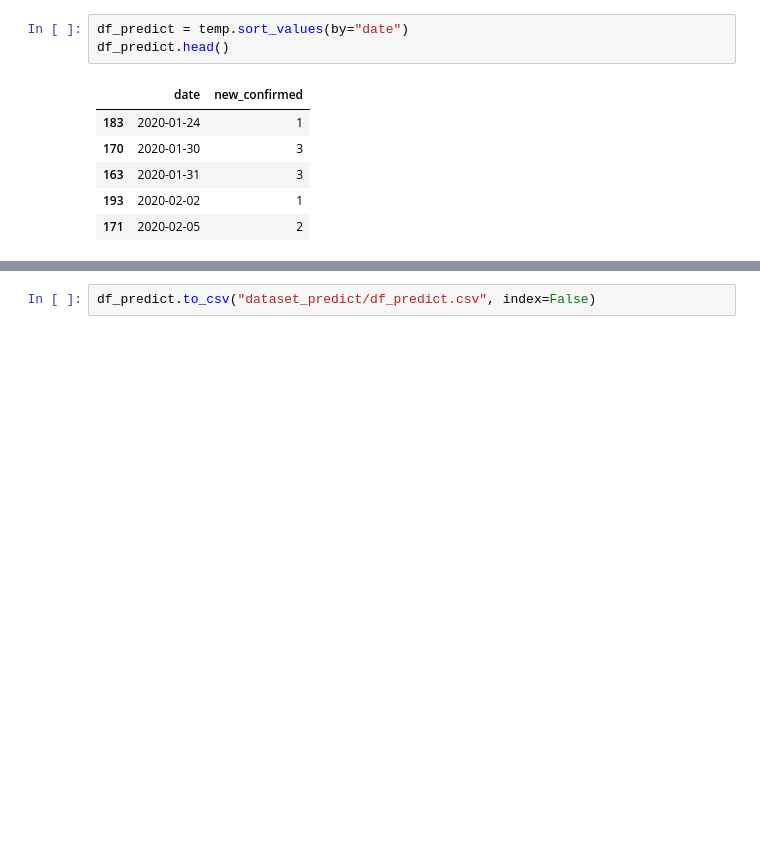
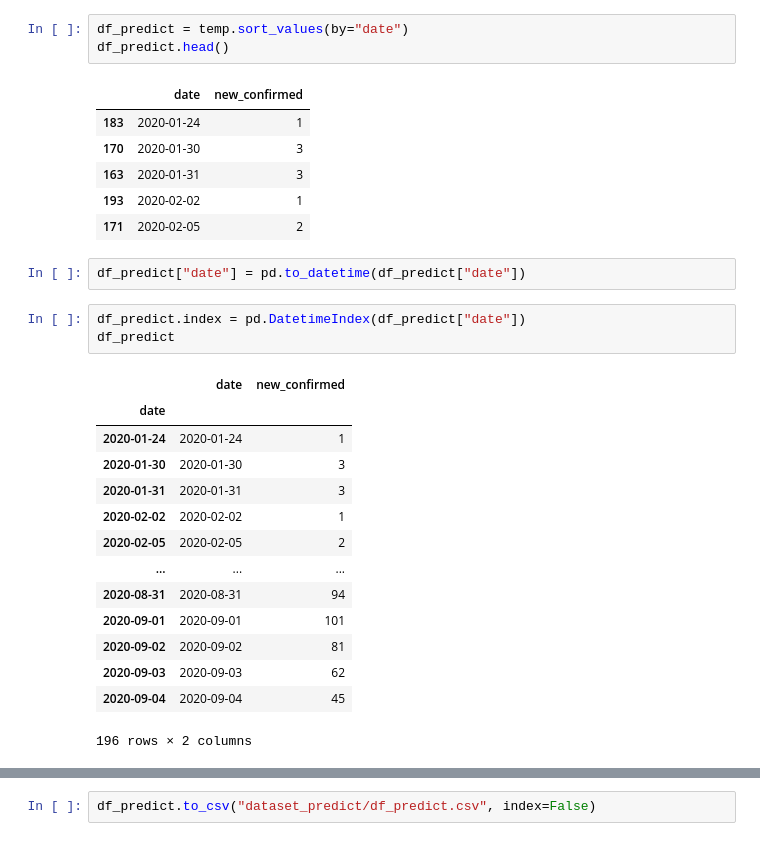
Before and after one commit to snoop2head/covid19_unknown_spread, a Jupyter notebook: predict.ipynb, the cells around one changed output, grey strips where cells are left out. Drawn from its saved outputs; the diff is of its cells as text; blank space fills up the shorter version.

```diff
--- a/predict.ipynb
+++ b/predict.ipynb
@@ -215,3 +215,23 @@ df_predict.head()
 | 163 | 2020-01-31 | 3 |
 | 193 | 2020-02-02 | 1 |
 | 171 | 2020-02-05 | 2 |
+# %%
+df_predict["date"] = pd.to_datetime(df_predict["date"])
+# %%
+df_predict.index = pd.DatetimeIndex(df_predict["date"])
+df_predict
+# %% [output]
+|  | date | new_confirmed |
+| date |  |  |
+| 2020-01-24 | 2020-01-24 | 1 |
+| 2020-01-30 | 2020-01-30 | 3 |
+| 2020-01-31 | 2020-01-31 | 3 |
+| 2020-02-02 | 2020-02-02 | 1 |
+| 2020-02-05 | 2020-02-05 | 2 |
+| ... | ... | ... |
+| 2020-08-31 | 2020-08-31 | 94 |
+| 2020-09-01 | 2020-09-01 | 101 |
+| 2020-09-02 | 2020-09-02 | 81 |
+| 2020-09-03 | 2020-09-03 | 62 |
+| 2020-09-04 | 2020-09-04 | 45 |
+196 rows × 2 columns
```
Also changed, not shown: parts of 3 cells of this notebook, 1 other file.
